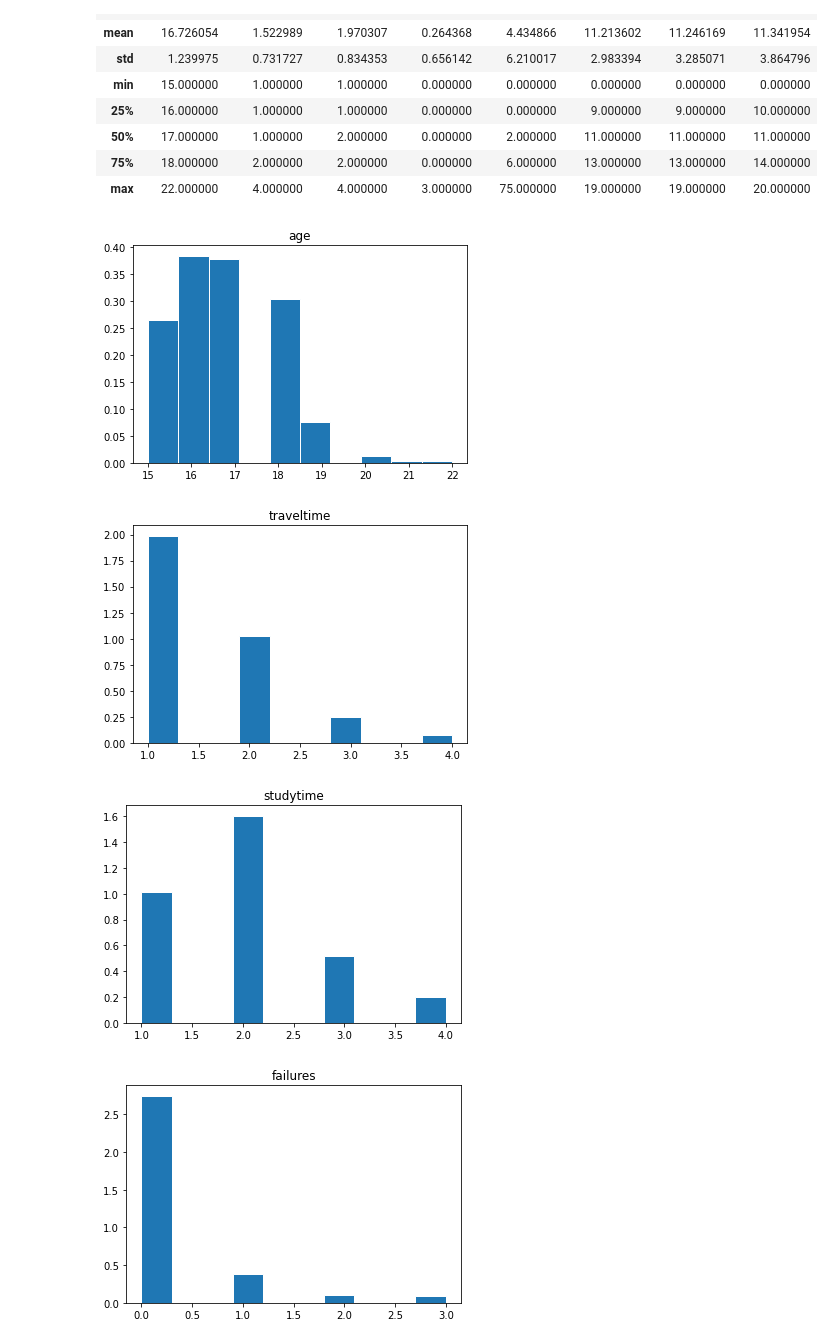
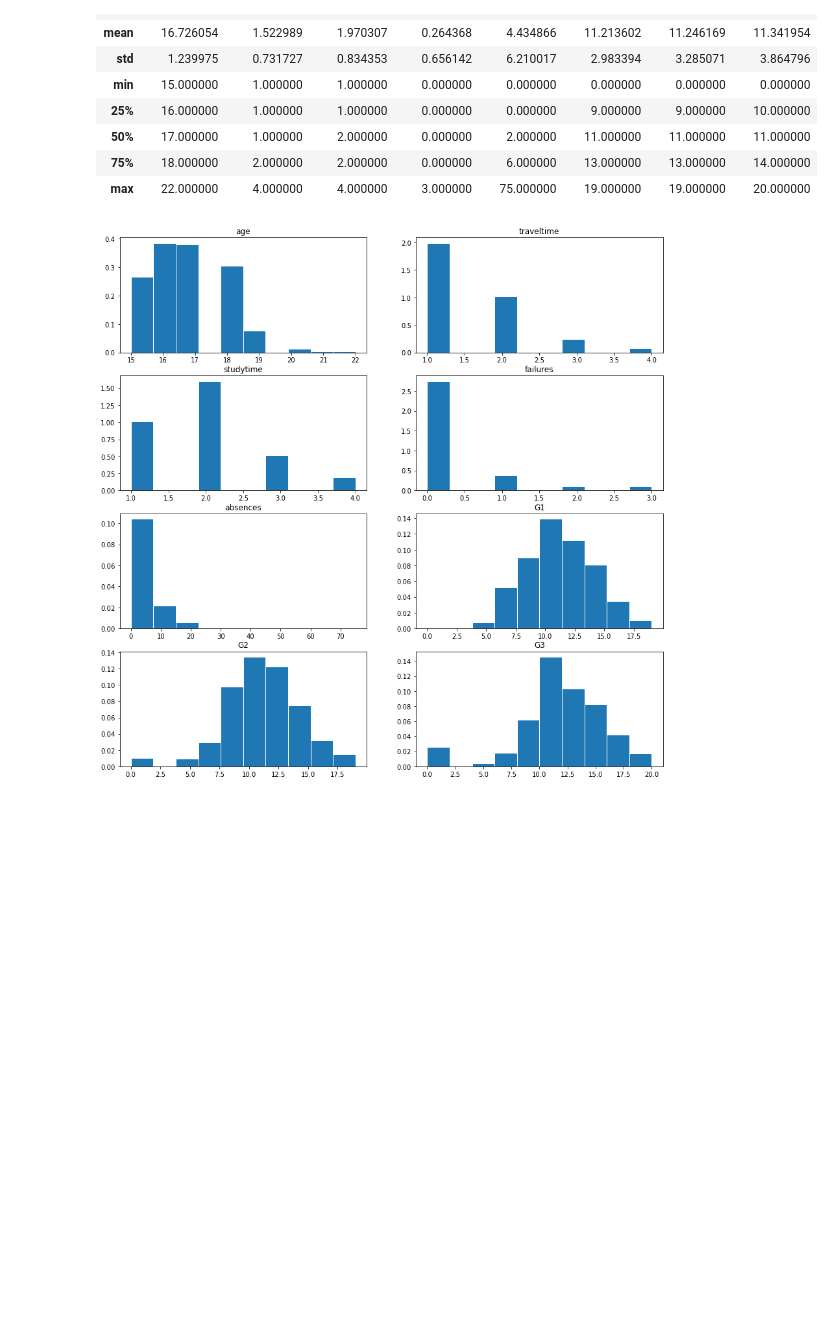
Before and after one commit to Lahiry/C.R.I.N.G.E.Y., a Jupyter notebook: Projeto2.ipynb, the cells around one changed output. Cells and saved outputs as stored; diff of their text form; code cells hidden in the pictures; blank space fills up the shorter version.

```diff
--- a/Projeto2.ipynb
+++ b/Projeto2.ipynb
@@ -161,12 +191,10 @@ data.describe()
 | max | 22.000000 | 4.000000 | 4.000000 | 3.000000 | 75.000000 | 19.000000 | 19.000000 | 20.000000 |
 # %%
 # Para observarmos o comportamento dos dados de maneira visual, plotaremos histogramas
-for column in num_data:
-    plt.hist(data[column], edgecolor = 'white', density = True)
-    plt.title(column)
-    plt.show()
+plt.figure(figsize = (15,15))
+for i in enumerate(num_data):
+    plt.subplot(4,2,i[0]+1)
+    plt.hist(data[i[1]], edgecolor = 'white', density = True)
+    plt.title(i[1])
 # %% [output]
-[figure, old version]
+[figure, new version]
-[figure, removed]
-[figure, removed]
-[figure, removed]
```
Also changed, not shown: parts of 10 cells of this notebook.
